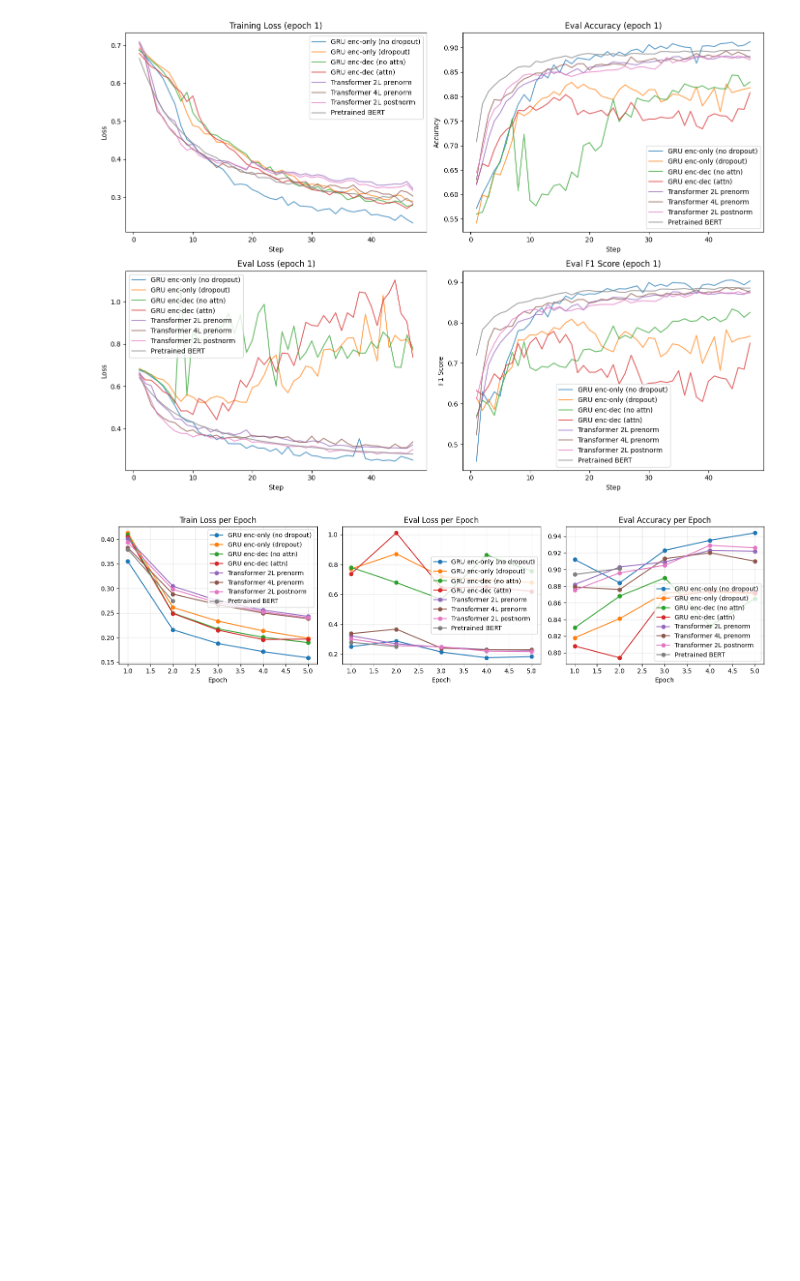
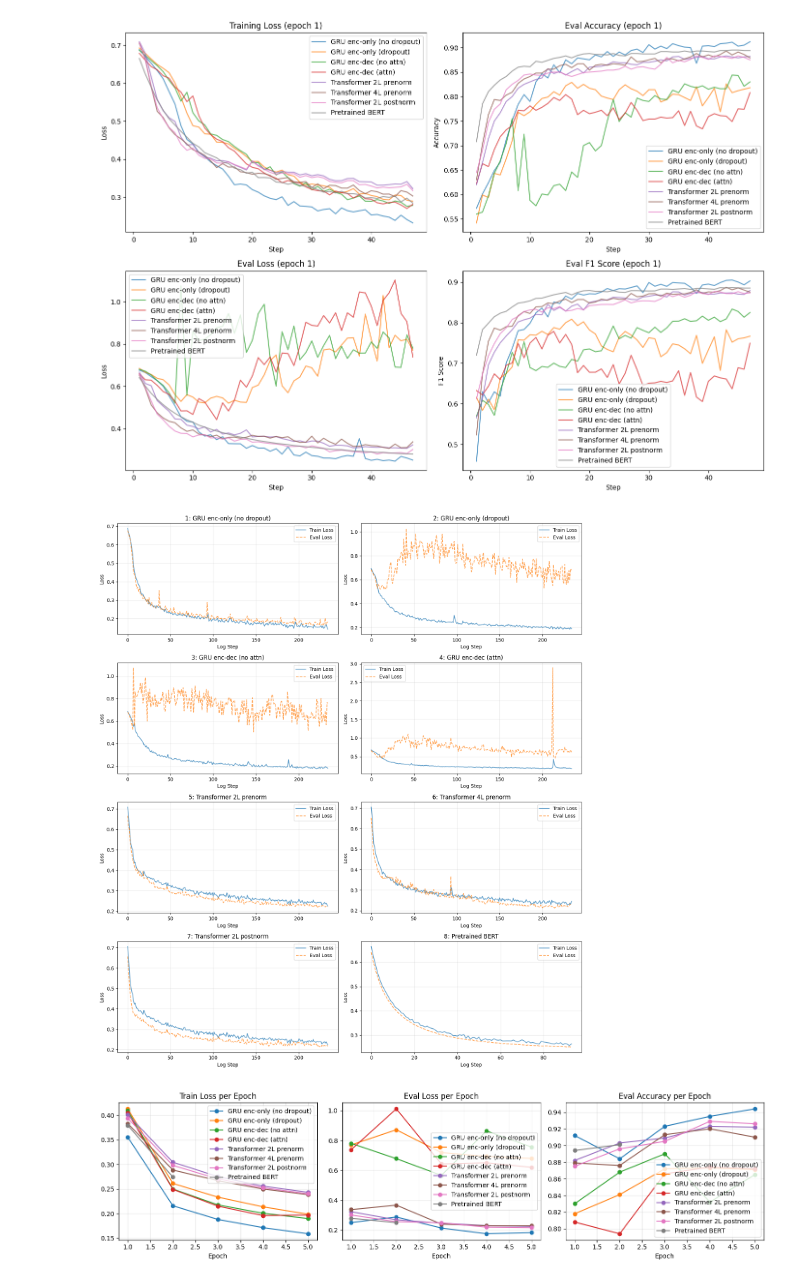
Before and after one commit to trvslhlt/ift_6135_representation_learning, a Jupyter notebook: assignments/assignment_2/analysis.ipynb, the cells around one changed output. Saved outputs shown, nothing was run; the diff lists cells and outputs as text; code cells hidden in the pictures; blank space fills up the shorter version.

```diff
--- a/assignments/assignment_2/analysis.ipynb
+++ b/assignments/assignment_2/analysis.ipynb
@@ -195,6 +181,34 @@ plt.tight_layout()
 plt.show()
 # %% [output]
 [figure]
+# %%
+# create one plot for each experiment. each plot should show training loss and eval loss
+exp_items = list(experiments.items())
+n_exps = len(exp_items)
+n_rows = (n_exps + 1) // 2
+
+fig, axes = plt.subplots(n_rows, 2, figsize=(14, 4 * n_rows))
+axes = axes.flatten()
+
+for idx, (name, data) in enumerate(exp_items):
+    ax = axes[idx]
+    ax.plot(data['train_loss_logfreq'], label='Train Loss', color='tab:blue', alpha=0.7)
+    ax.plot(data['eval_loss_logfreq'], label='Eval Loss', color='tab:orange', alpha=0.7, linestyle='--')
+    ax.set_title(f'{name}: {exp_label(name)}')
+    ax.set_xlabel('Log Step')
+    ax.set_ylabel('Loss')
+    ax.legend()
+    ax.grid(True, alpha=0.3)
+
+# Hide unused axes
+for idx in range(n_exps, len(axes)):
+    axes[idx].set_visible(False)
+
+plt.tight_layout()
+fig.savefig(os.path.join(FIGURES_DIR, 'train_eval_loss_all.png'), dpi=150, bbox_inches='tight')
+plt.show()
+# %% [output]
+[figure, added]
 # %%
 # Epoch-level summary comparison
 fig, axes = plt.subplots(1, 3, figsize=(15, 4))
```
Also changed, not shown: parts of 5 cells of this notebook, 2 other files.
